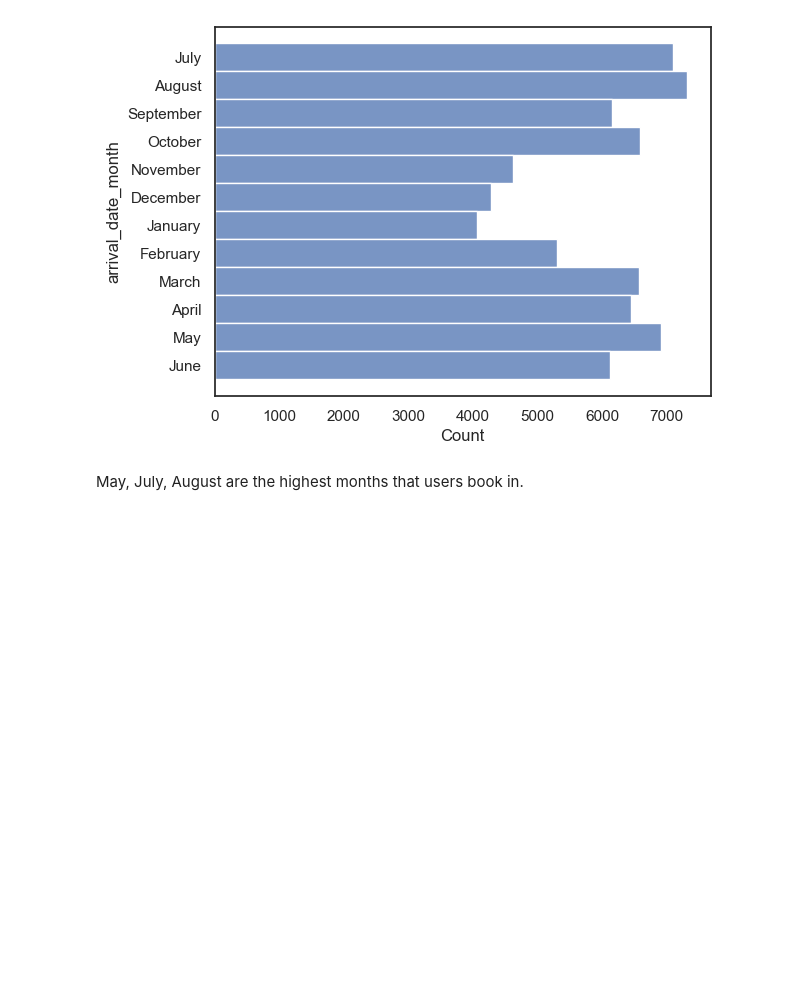
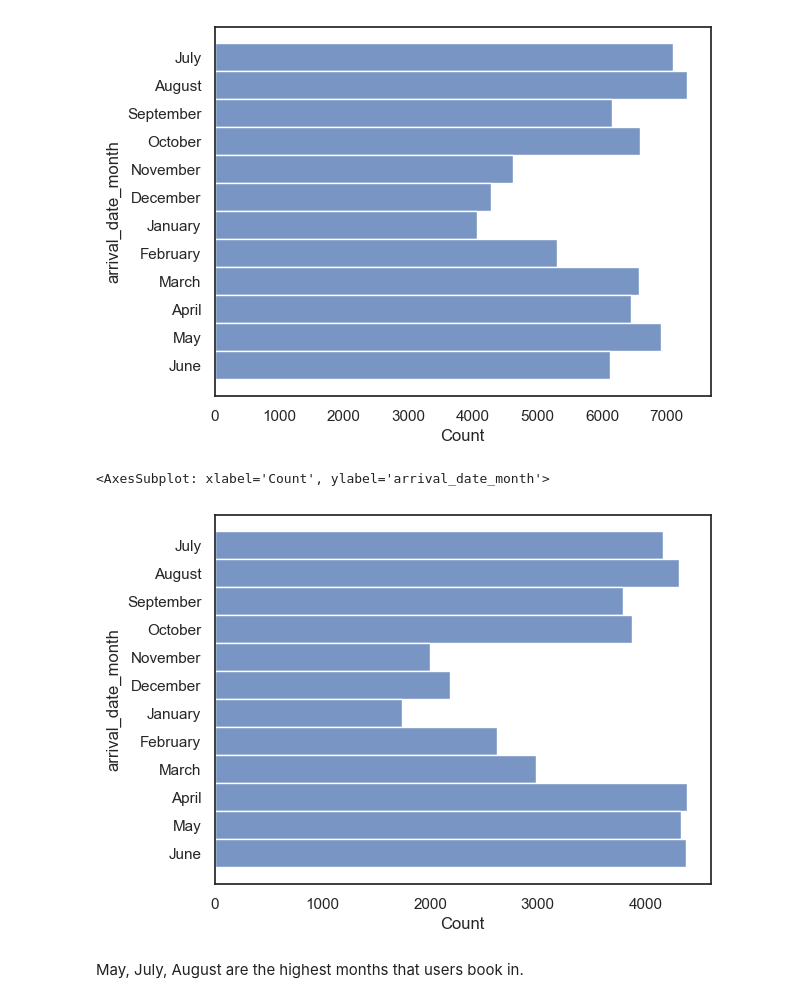
Before and after one commit to ssary/hotel-booking-predictions, a Jupyter notebook: BIG DATA project.ipynb, the cells around one changed output. Drawn from its saved outputs; the diff is of its cells as text; code cells hidden in the pictures; blank space fills up the shorter version.

```diff
--- a/BIG DATA project.ipynb
+++ b/BIG DATA project.ipynb
@@ -215,6 +210,11 @@ sb.histplot(data=df[(df['is_canceled']==0)], y='arrival_date_month' )
 # %% [output]
 <AxesSubplot: xlabel='Count', ylabel='arrival_date_month'>
 [figure]
+# %%
+sb.histplot(data=df[(df['is_canceled']==1)], y='arrival_date_month')
+# %% [output]
+<AxesSubplot: xlabel='Count', ylabel='arrival_date_month'>
+[figure, added]
 # %% [markdown]
 May, July, August are the highest months that users book in.
 # %%
```
Also changed, not shown: parts of 13 cells of this notebook.
